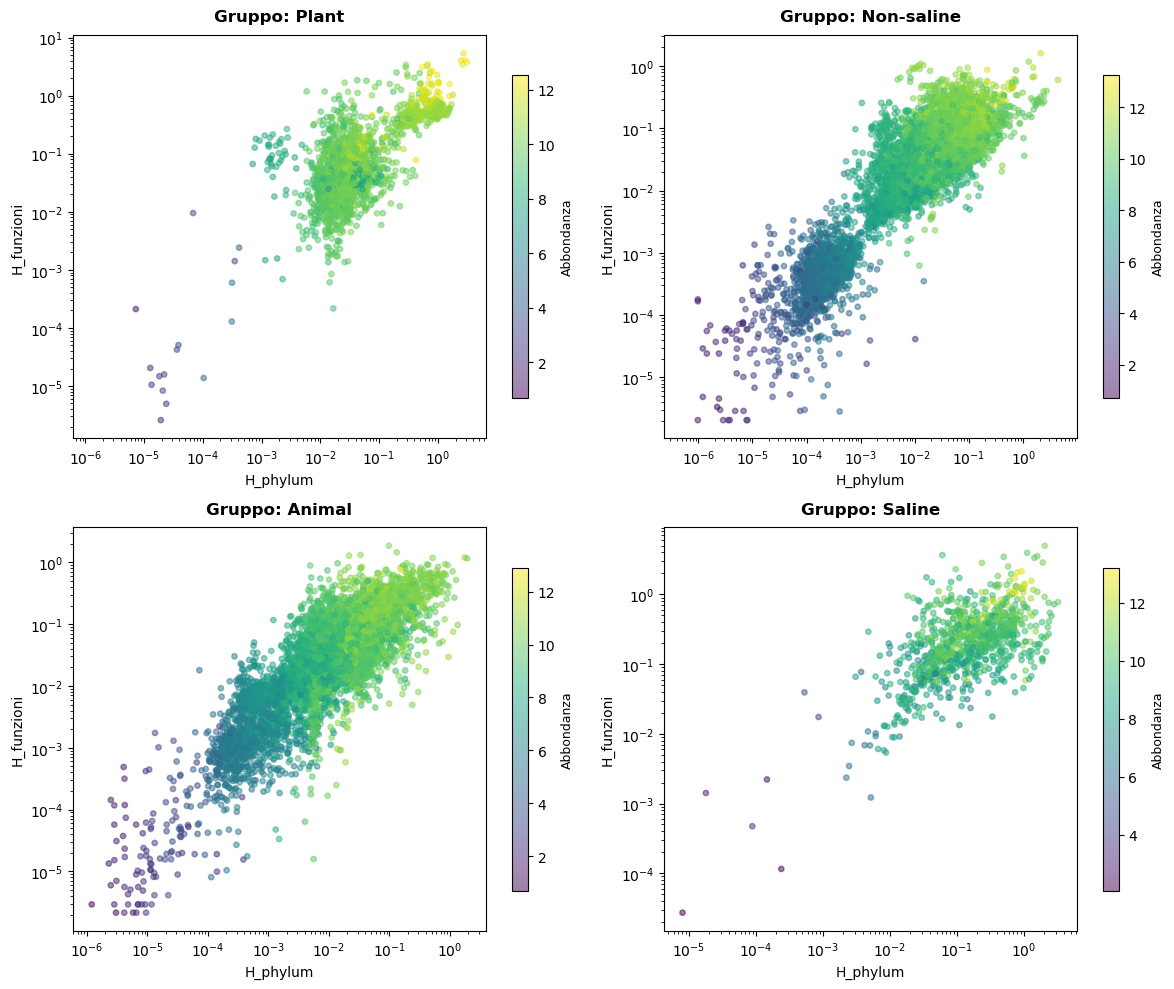
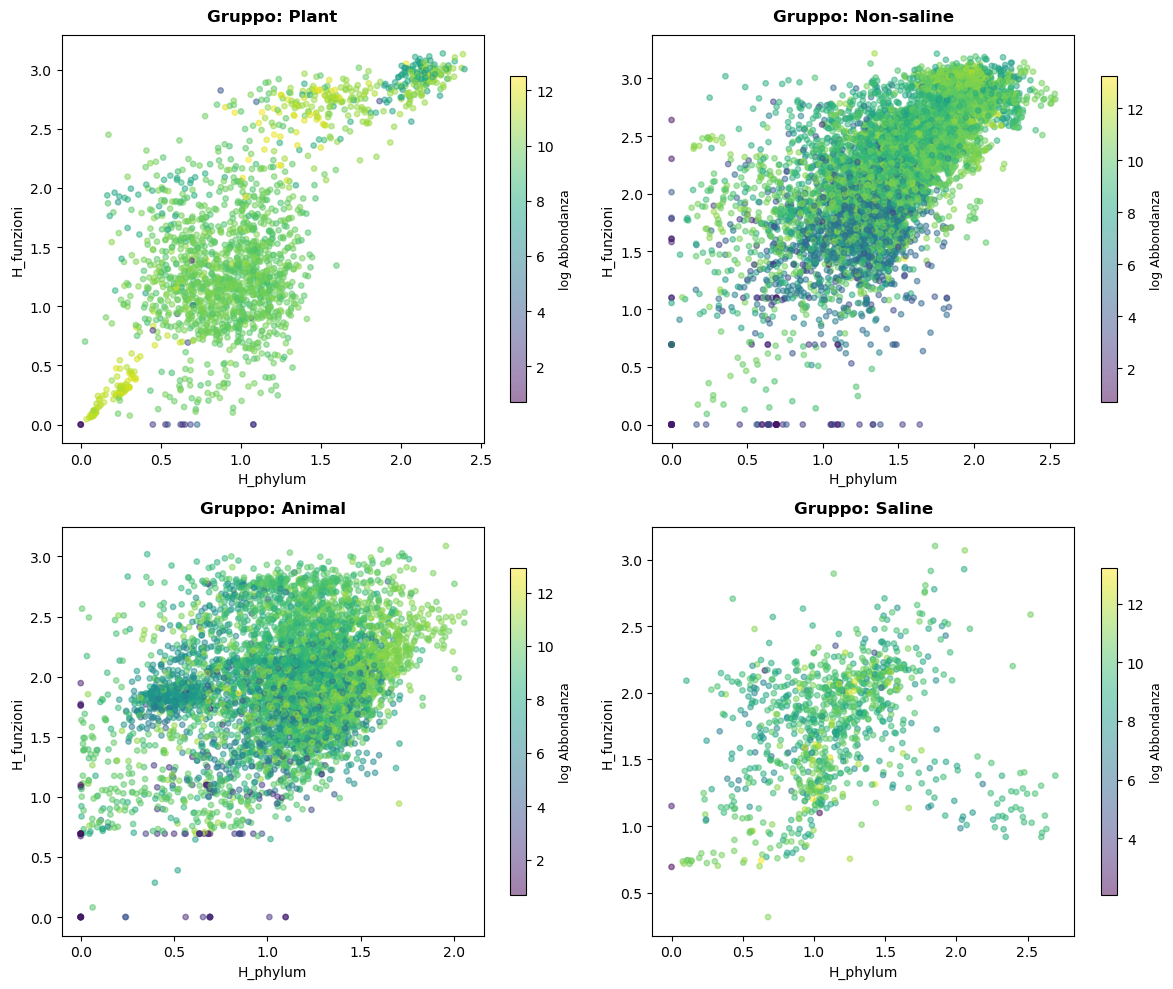
Unified diff of the notebook cell whose output changed from the first chart to the second:
--- before
+++ after
@@ -17,6 +17,6 @@
     sc = ax.scatter(df_scatter_sing['H_phylum'], df_scatter_sing['H_funzioni'], alpha=0.5, s=15, c=df_scatter_sing['abbondanza'], cmap='viridis')
 
-    ax.set_xscale('log')
-    ax.set_yscale('log')
+    #ax.set_xscale('log')
+    #ax.set_yscale('log')
 
     ax.set_xlabel('H_phylum', fontsize=10)

Commit: entropy error fixed